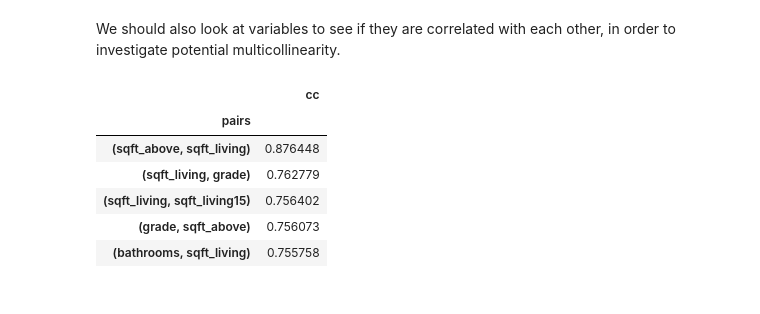
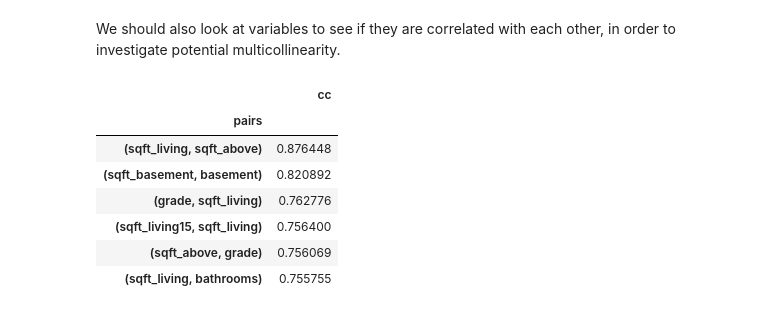
Before and after one commit to ekvu/phase_2_project_King_County_RE, a Jupyter notebook: Final_Technical_notebook.ipynb, the cells around one changed output. Cells and saved outputs as stored; diff of their text form; code cells hidden in the pictures.

```diff
--- a/Final_Technical_notebook.ipynb
+++ b/Final_Technical_notebook.ipynb
@@ -246,6 +270,6 @@ kc['basement'].value_counts()
 Name: basement, dtype: int64
 # %%
 # Creating 'Age' to replace 'yr_built'
-kc['Age'] = kc['yr_built'].apply(lambda x: 1 if x <= 1999 else 2 if x >= 2000 and x < 2010 else 3)
-kc['Age'].value_counts()
+kc1['Age'] = kc['yr_built'].apply(lambda x: 1 if x <= 1999 else 2 if x >= 2000 and x < 2010 else 3)
+kc1['Age'].value_counts()
 # %% [output]
@@ -255,6 +279,6 @@ kc['Age'].value_counts()
 Name: Age, dtype: int64
 # %%
 # Creating 'renovated' so sa to replace the 'yr_renovated'
-kc['renovated'] = kc['yr_renovated'].apply(lambda x: 1 if x <= 1999 else 2 if x >= 2000 and x < 2010 else 3)
-kc['renovated'].value_counts()
+kc1['renovated'] = kc['yr_renovated'].apply(lambda x: 1 if x <= 1999 else 2 if x >= 2000 and x < 2010 else 3)
+kc1['renovated'].value_counts()
 # %% [output]
@@ -264,8 +288,8 @@ kc['renovated'].value_counts()
 Name: renovated, dtype: int64
 # %%
 # To reduce the number of classes of bedrooms and increase variability
-kc['bedrooms'] = kc['bedrooms'].apply(lambda x: x if x <= 6 else 6)
-kc['bedrooms'].value_counts()
+kc1['bedrooms'] = kc['bedrooms'].apply(lambda x: x if x <= 6 else 6)
+kc1['bedrooms'].value_counts()
 # %% [output]
 3    9824
 4    6882
@@ -277,3 +332,4 @@ Name: bedrooms, dtype: int64
 # %%
 #Remove features/columns that are of no interest for this analysis
-kc.drop(['sqft_basement','sqft_basement','yr_renovated'], axis=1, inplace=True)
+kc1.drop(['price','sqft_living','sqft_above','sqft_lot15','sqft_lot','bathrooms',
+          'sqft_basement','yr_renovated', 'date','zipcode','price_zipcode','yr_built'], axis=1, inplace=True)
@@ -301,25 +363,26 @@ kc.corr()[abs(kc.corr()['price']) > 0.3]
 # %% [markdown]
 We should also look at variables to see if they are correlated with each other, in order to investigate potential multicollinearity.
 # %%
-kc1 = kc.corr().abs().stack().reset_index().sort_values(0, ascending=False)
+kc_1 = kc.corr().abs().stack().reset_index().sort_values(0, ascending=False)
 
-kc1['pairs'] = list(zip(kc1.level_0, kc1.level_1))
+kc_1['pairs'] = list(zip(kc_1.level_0, kc_1.level_1))
 
-kc1.set_index(['pairs'], inplace = True)
+kc_1.set_index(['pairs'], inplace = True)
 
-kc1.drop(columns=['level_1', 'level_0'], inplace = True)
+kc_1.drop(columns=['level_1', 'level_0'], inplace = True)
 
 # cc for correlation coefficient
-kc1.columns = ['cc']
+kc_1.columns = ['cc']
 
-kc1.drop_duplicates(inplace=True)
+kc_1.drop_duplicates(inplace=True)
 
-kc1[(kc1.cc>.75) & (kc1.cc<1)]
+kc_1[(kc_1.cc>.75) & (kc_1.cc<1)]
 # %% [output]
 |  | cc |
 | pairs |  |
-| (sqft_above, sqft_living) | 0.876448 |
-| (sqft_living, grade) | 0.762779 |
-| (sqft_living, sqft_living15) | 0.756402 |
-| (grade, sqft_above) | 0.756073 |
-| (bathrooms, sqft_living) | 0.755758 |
+| (sqft_living, sqft_above) | 0.876448 |
+| (sqft_basement, basement) | 0.820892 |
+| (grade, sqft_living) | 0.762776 |
+| (sqft_living15, sqft_living) | 0.756400 |
+| (sqft_above, grade) | 0.756069 |
+| (sqft_living, bathrooms) | 0.755755 |
```
Also changed, not shown: parts of 41 cells of this notebook.
